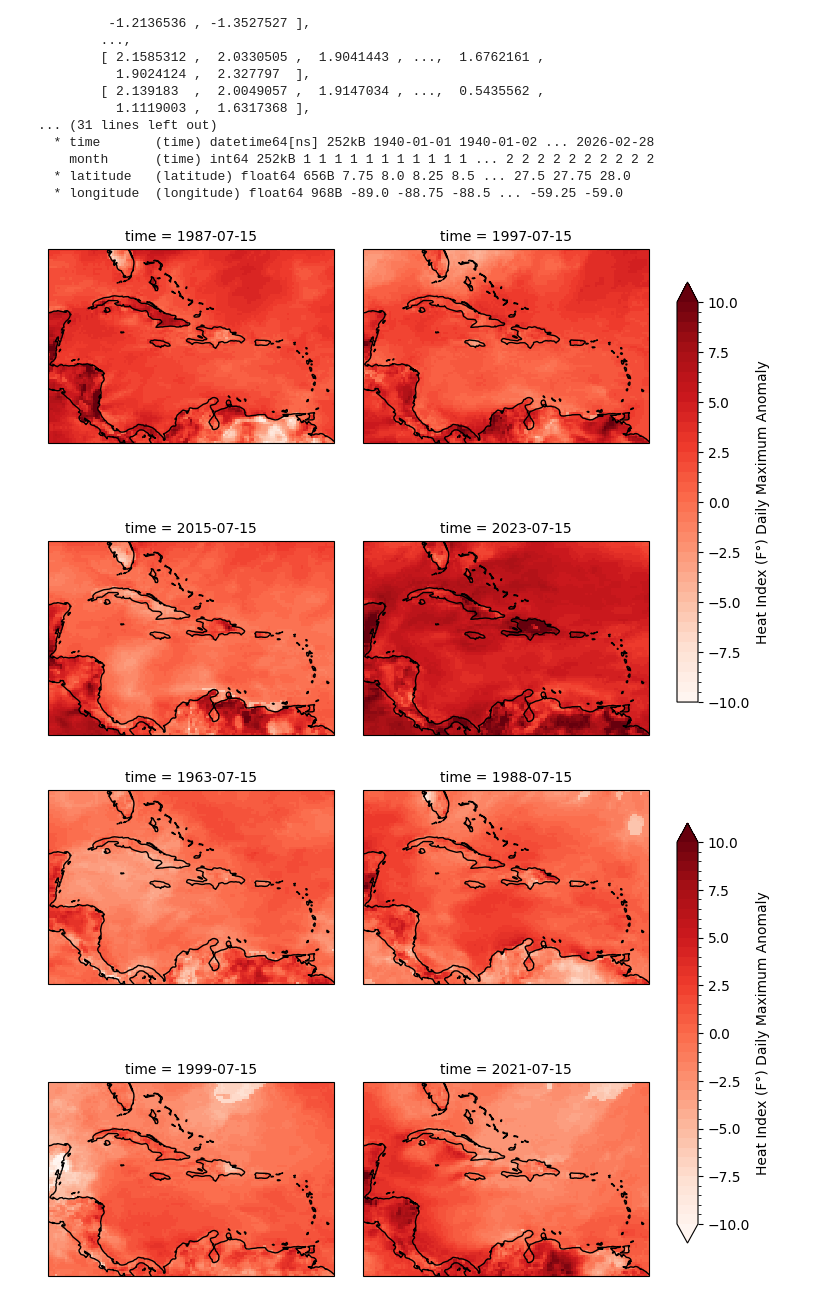
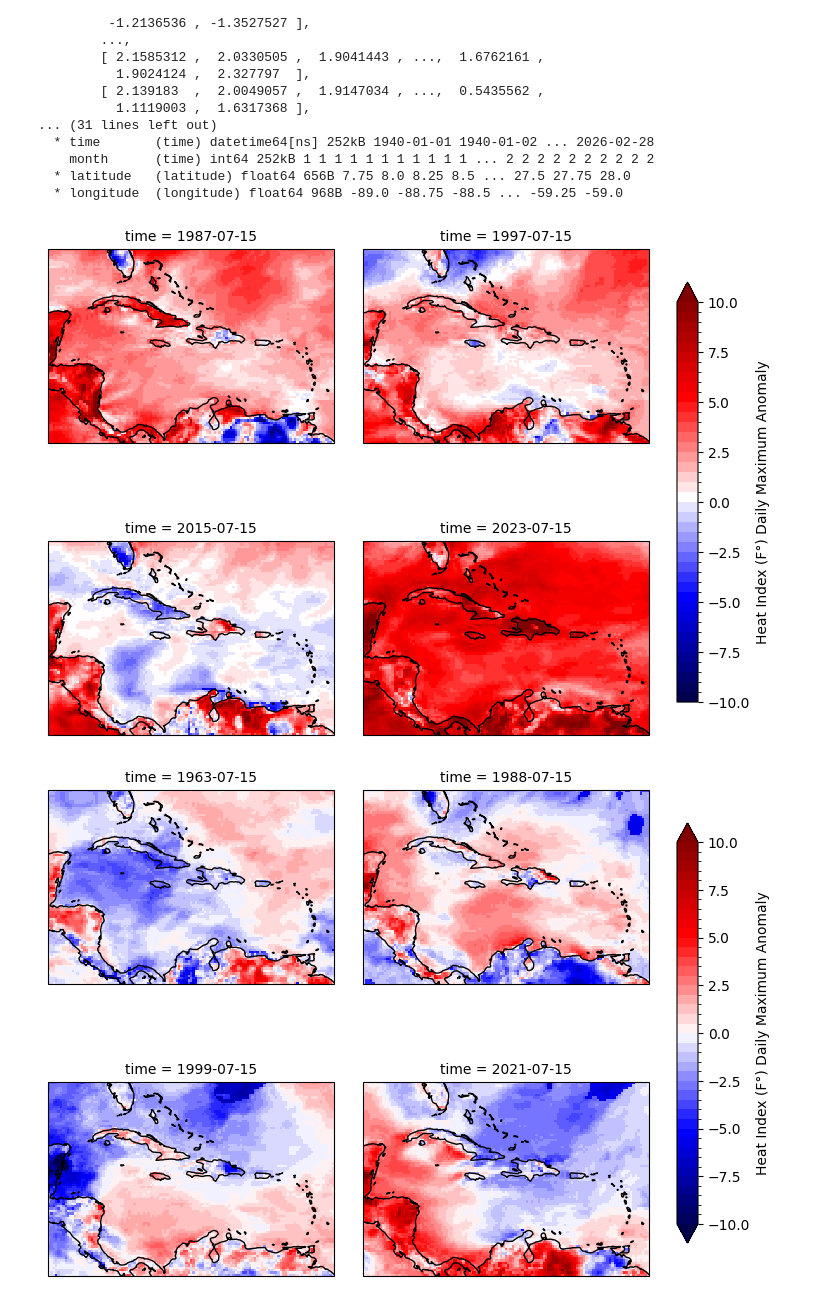
Before and after one commit to allan3prez/Caribe_Heat_AN, a Jupyter notebook: Anomalies/ERA5_dmaxHI_anom.ipynb, the cells around one changed output. Drawn from its saved outputs; the diff is of its cells as text; code cells hidden in the pictures.

```diff
--- a/Anomalies/ERA5_dmaxHI_anom.ipynb
+++ b/Anomalies/ERA5_dmaxHI_anom.ipynb
@@ -54,7 +54,7 @@ array([[[-2.2869186 , -2.5064545 , -2.804306  , ..., -1.4596558 ,
 HIdmaxanom_plot = HIdmax_anom.sel(time=['1987-07-15', '1997-07-15', '2015-07-15', '2023-07-15']).plot(col='time',
                                                          col_wrap=2,
                                                          transform=ccrs.PlateCarree(),
-                                                         cmap='Reds',
+                                                         cmap='seismic',
                                                          levels=np.arange(-10, 10.5, 0.5),
                                                          subplot_kws={'projection': ccrs.PlateCarree(central_longitude=-70)},
                                                          add_colorbar=False
@@ -64,22 +64,22 @@ HIdmaxanom_plot.fig.colorbar(HIdmaxanom_plot.axs.flat[0].collections[0], cax=cax
 HIdmaxanom_plot.map(lambda: plt.gca().coastlines())
 plt.subplots_adjust(wspace=0.1, hspace=0.05, right=0.88)
 # %% [output]
-[figure, old version]
+[figure, new version]
 # %%
 HIdmaxanom_plot = HIdmax_anom.sel(time=['1963-07-15', '1988-07-15', '1999-07-15', '2021-07-15']).plot(col='time',
                                                          col_wrap=2,
                                                          transform=ccrs.PlateCarree(),
-                                                         cmap='Reds',
+                                                         cmap='seismic',
                                                          levels=np.arange(-10, 10.5, 0.5),
                                                          subplot_kws={'projection': ccrs.PlateCarree(central_longitude=-70)},
                                                          add_colorbar=False
                                                               )
 cax = HIdmaxanom_plot.fig.add_axes([0.92, 0.15, 0.03, 0.70])
 HIdmaxanom_plot.fig.colorbar(HIdmaxanom_plot.axs.flat[0].collections[0], cax=cax, label='Heat Index (F°) Daily Maximum Anomaly')
 HIdmaxanom_plot.map(lambda: plt.gca().coastlines())
 plt.subplots_adjust(wspace=0.1, hspace=0.05, right=0.88)
 # %% [output]
-[figure, old version]
+[figure, new version]
 # %%
 HIdmaxanom_plot = HIdmax_anom.sel(time=['2024-02-15', '2024-03-15', '2024-04-15', '2024-05-15', '2024-06-15', '2024-07-15']).plot(col='time',
                                                          col_wrap=3,
```
Also changed, not shown: parts of 3 cells of this notebook, 2 other files.
